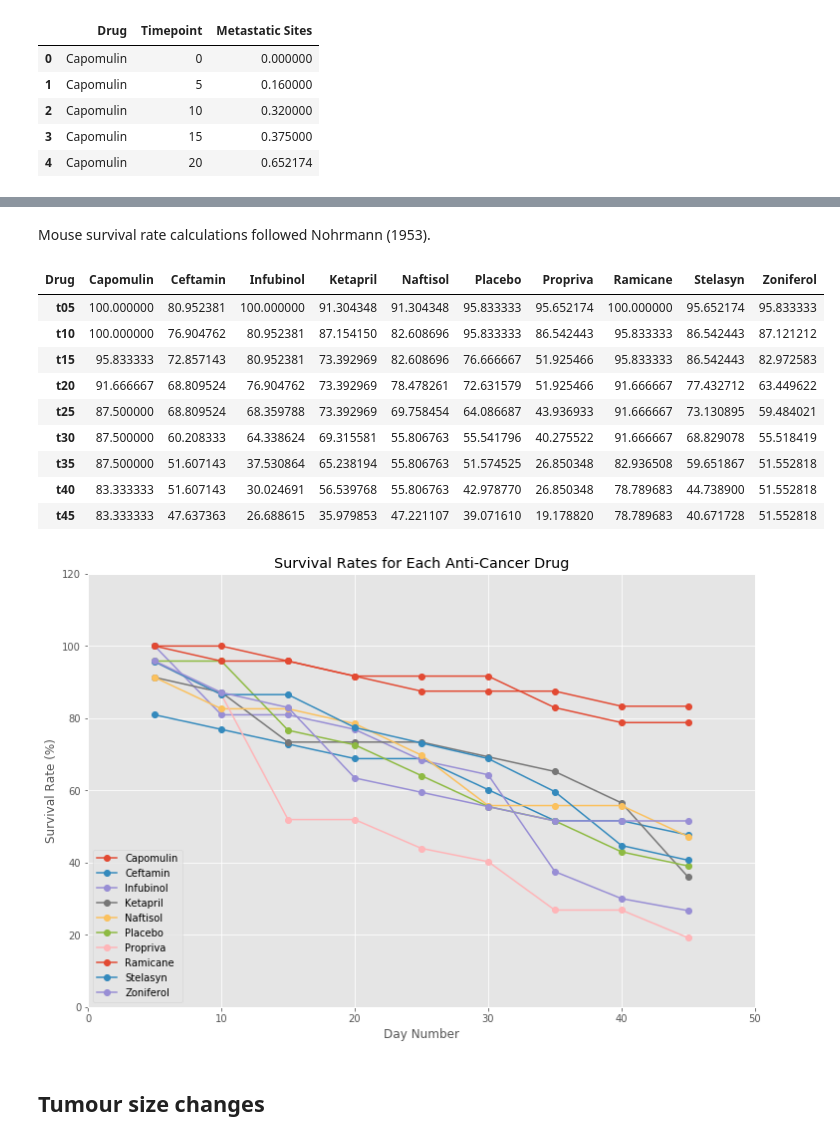
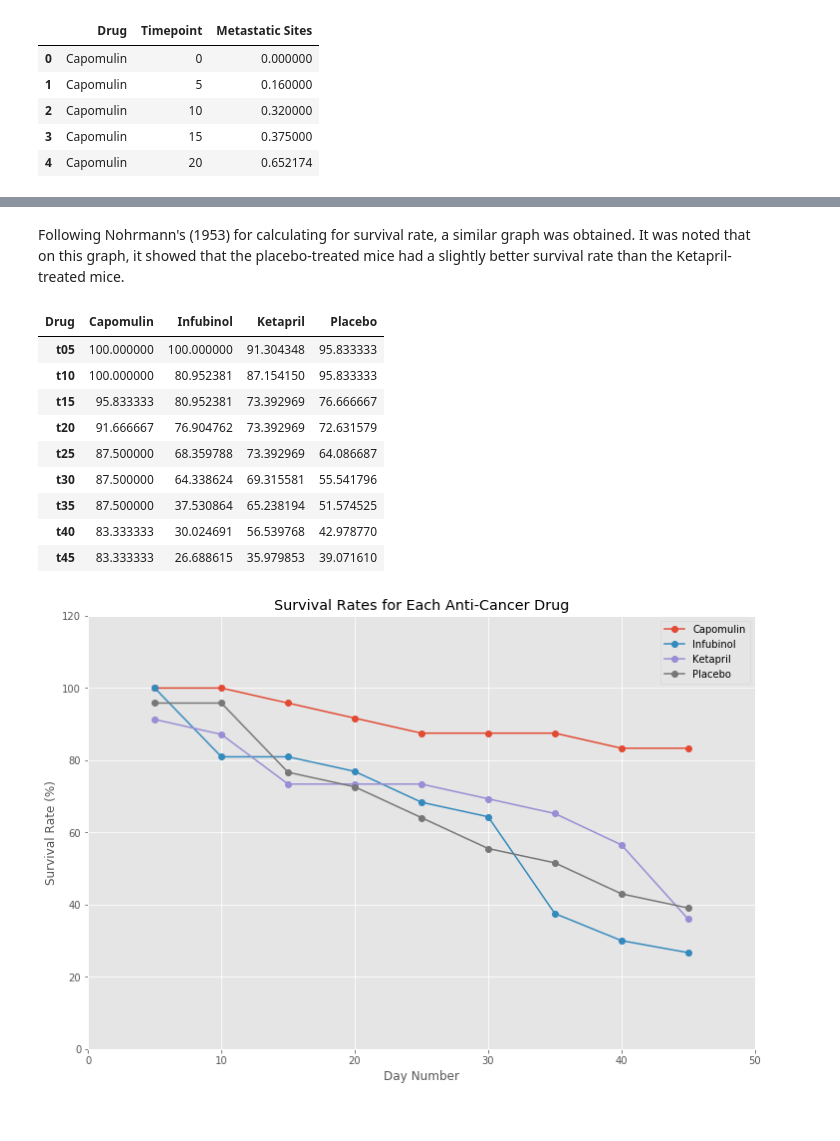
Before and after one commit to rochiecuevas/Pymaceuticals, a Jupyter notebook: pymaceuticals_starter.ipynb, the cells around one changed output, grey strips where cells are left out. Drawn from its saved outputs; the diff is of its cells as text; code cells hidden in the pictures.

```diff
--- a/pymaceuticals_starter.ipynb
+++ b/pymaceuticals_starter.ipynb
@@ -13,16 +38,4 @@ A repeat measures design was used. Mice (N = 248) were randomly assigned to 10 d
 # %%
-# Dependencies and Setup
-%matplotlib inline
-import matplotlib.pyplot as plt
-import pandas as pd
-import numpy as np
-import statsmodels.api as sm
-import statsmodels.formula.api as smf
-
-# Hide warning messages in notebook
-import warnings
-warnings.filterwarnings('ignore')
-
 # Load csv
 mouse_drug_data_to_load = "mouse_drug_data.csv"
 clinical_trial_data_to_load = "clinicaltrial_data.csv"
@@ -36,5 +49,10 @@ mt_df = pd.merge(mouse_df, trial_df, on = "Mouse ID")
 
 # Display the data table for preview
 mt_df.head()
+
+# select the four drugs for comparison
+list_of_drugs = ["Capomulin", "Infubinol", "Ketapril", "Placebo"]
+mt_df = mt_df[mt_df["Drug"].isin(list_of_drugs)]
+mt_df.head()
 # %% [output]
 |  | Mouse ID | Drug | Timepoint | Tumor Volume (mm3) | Metastatic Sites |
@@ -51,3 +63,0 @@ For the number of mice used, the data identifies 249 unique mice. Apparently, on
-# %%
-# remove mouse g989 (appeeared for two medicine treatments; most likely an error in encoding)
-mt_df = mt_df[mt_df["Mouse ID"] != "g989"]
@@ -212,5 +279,5 @@ for i in no_series:
-# %% [markdown]
-Mouse survival rate calculations followed Nohrmann (1953).
+# %% [markdown]
+Following Nohrmann's (1953) for calculating for survival rate, a similar graph was obtained. It was noted that on this graph, it showed that the placebo-treated mice had a slightly better survival rate than the Ketapril-treated mice.
 # %%
 # Mouse mortality values
 mortality = (abs(no_mice.diff()) / no_mice)
@@ -219,7 +286,7 @@ mortality
 
 # survival = 1 - mouse mortality
 def survive(x): # where x is the index of time (range: time[1] = 5 to time[9] = 45)
-    return 1 - mortality.iloc[x,0:10]
+    return 1 - mortality.iloc[x,0:4]
 
 surv_t05 = survive(1)
 surv_t10 = survive(2)
@@ -242,43 +309,43 @@ survival_rate_t30 = 100 * surv_t05 * surv_t10 * surv_t15 * surv_t20 \
                         * surv_t25 * surv_t30
 survival_rate_t35 = 100 * surv_t05 * surv_t10 * surv_t15 * surv_t20 \
                         * surv_t25 * surv_t30 * surv_t35
 survival_rate_t40 = 100 * surv_t05 * surv_t10 * surv_t15 * surv_t20 \
                         * surv_t25 * surv_t30 * surv_t35 * surv_t40
 survival_rate_t45 = 100 * surv_t05 * surv_t10 * surv_t15 * surv_t20 \
                         * surv_t25 * surv_t30 * surv_t35 * surv_t40 \
                         * surv_t45
 
 survival_rates = pd.DataFrame(dict(survival_rate_t05 = survival_rate_t05,
                                    survival_rate_t10 = survival_rate_t10,
                                    survival_rate_t15 = survival_rate_t15,
                                    survival_rate_t20 = survival_rate_t20,
                                    survival_rate_t25 = survival_rate_t25,
                                    survival_rate_t30 = survival_rate_t30,
                                    survival_rate_t35 = survival_rate_t35,
                                    survival_rate_t40 = survival_rate_t40,
                                    survival_rate_t45 = survival_rate_t45))
 survival_rates = survival_rates.rename(columns = {"survival_rate_t05": "t05",
                                                   "survival_rate_t10": "t10",
                                                   "survival_rate_t15": "t15",
                                                   "survival_rate_t20": "t20",
                                                   "survival_rate_t25": "t25",
                                                   "survival_rate_t30": "t30",
                                                   "survival_rate_t35": "t35",
                                                   "survival_rate_t40": "t40",
                                                   "survival_rate_t45": "t45"})
 sr1 = survival_rates.transpose() # use the drug names as the keys in the dataframe
 sr1
 # %% [output]
-| Drug | Capomulin | Ceftamin | Infubinol | Ketapril | Naftisol | Placebo | Propriva | Ramicane | Stelasyn | Zoniferol |
-| t05 | 100.000000 | 80.952381 | 100.000000 | 91.304348 | 91.304348 | 95.833333 | 95.652174 | 100.000000 | 95.652174 | 95.833333 |
-| t10 | 100.000000 | 76.904762 | 80.952381 | 87.154150 | 82.608696 | 95.833333 | 86.542443 | 95.833333 | 86.542443 | 87.121212 |
-| t15 | 95.833333 | 72.857143 | 80.952381 | 73.392969 | 82.608696 | 76.666667 | 51.925466 | 95.833333 | 86.542443 | 82.972583 |
-| t20 | 91.666667 | 68.809524 | 76.904762 | 73.392969 | 78.478261 | 72.631579 | 51.925466 | 91.666667 | 77.432712 | 63.449622 |
-| t25 | 87.500000 | 68.809524 | 68.359788 | 73.392969 | 69.758454 | 64.086687 | 43.936933 | 91.666667 | 73.130895 | 59.484021 |
-| t30 | 87.500000 | 60.208333 | 64.338624 | 69.315581 | 55.806763 | 55.541796 | 40.275522 | 91.666667 | 68.829078 | 55.518419 |
-| t35 | 87.500000 | 51.607143 | 37.530864 | 65.238194 | 55.806763 | 51.574525 | 26.850348 | 82.936508 | 59.651867 | 51.552818 |
-| t40 | 83.333333 | 51.607143 | 30.024691 | 56.539768 | 55.806763 | 42.978770 | 26.850348 | 78.789683 | 44.738900 | 51.552818 |
-| t45 | 83.333333 | 47.637363 | 26.688615 | 35.979853 | 47.221107 | 39.071610 | 19.178820 | 78.789683 | 40.671728 | 51.552818 |
+| Drug | Capomulin | Infubinol | Ketapril | Placebo |
+| t05 | 100.000000 | 100.000000 | 91.304348 | 95.833333 |
+| t10 | 100.000000 | 80.952381 | 87.154150 | 95.833333 |
+| t15 | 95.833333 | 80.952381 | 73.392969 | 76.666667 |
+| t20 | 91.666667 | 76.904762 | 73.392969 | 72.631579 |
+| t25 | 87.500000 | 68.359788 | 73.392969 | 64.086687 |
+| t30 | 87.500000 | 64.338624 | 69.315581 | 55.541796 |
+| t35 | 87.500000 | 37.530864 | 65.238194 | 51.574525 |
+| t40 | 83.333333 | 30.024691 | 56.539768 | 42.978770 |
+| t45 | 83.333333 | 26.688615 | 35.979853 | 39.071610 |
 # %%
 # Plot survival rates
 
@@ -293,6 +360,4 @@ plt.ylim(0, 120)
 plt.legend(sr1.keys())
 plt.savefig("Images/pct_mice_v_time.png")
 # %% [output]
-[figure, old version]
+[figure, new version]
-# %% [markdown]
-## Tumour size changes
```
Also changed, not shown: parts of 39 cells of this notebook.
